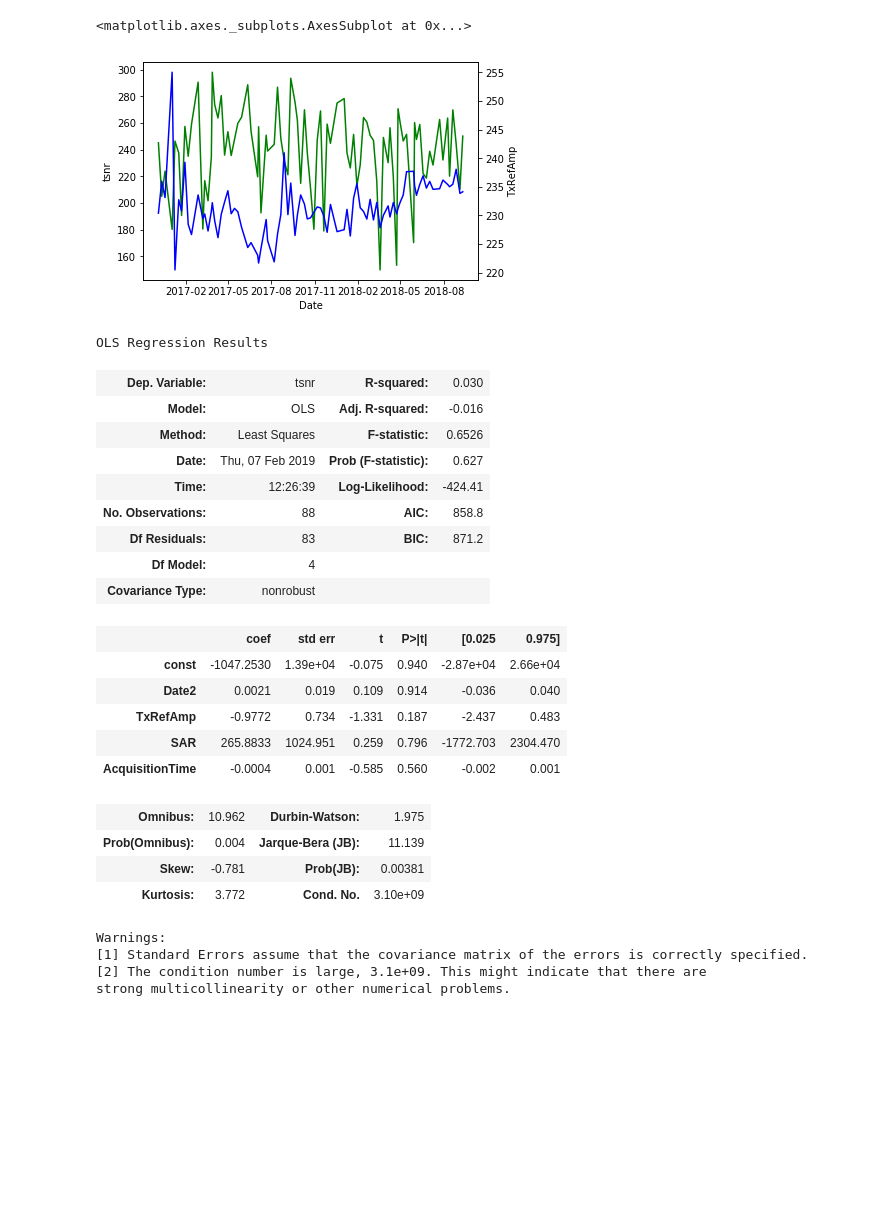
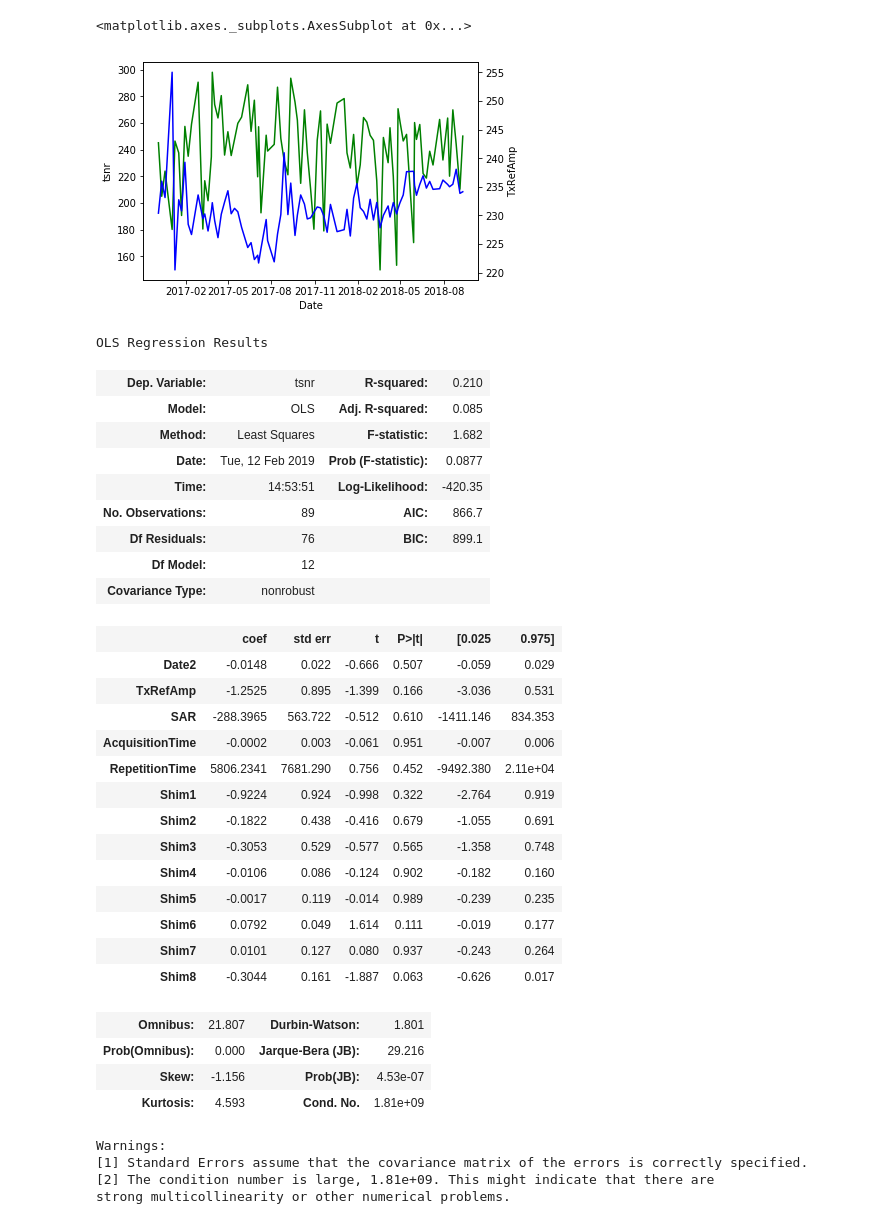
Before and after one commit to proj-nuisance/nuisance, a Jupyter notebook: ipy/regression.py.ipynb, the cells around one changed output. Cells and saved outputs as stored; diff of their text form; code cells hidden in the pictures; blank space fills up the shorter version.

```diff
--- a/ipy/regression.py.ipynb
+++ b/ipy/regression.py.ipynb
@@ -62,6 +34,8 @@ TxRefAmp           -0.0029      0.002     -1.249      0.212      -0.007       0.
 # %%
-files = pd.read_csv('../data/extractions/BOLD.csv')
-df = pd.DataFrame(files,columns=['Date', 'tsnr', 'TxRefAmp', 'AcquisitionTime', 'SAR'])
+files = pd.read_csv('../data/extractions/p2_BOLD.csv')
+df = pd.DataFrame(files,columns=['Date', 'tsnr', 'TxRefAmp', 'AcquisitionTime', 'SAR',
+                                'RepetitionTime', 'Shim1', 'Shim2', 'Shim3', 'Shim4',
+                                'Shim5', 'Shim6', 'Shim7', 'Shim8'])
 df.dtypes
 # %% [output]
 Date                 int64
@@ -88,41 +80,51 @@ ax2 = plt.twinx()
 sns.lineplot(x="Date", y="TxRefAmp", data=df, color="b", ax=ax2)
 # %% [output]
 <matplotlib.axes._subplots.AxesSubplot at 0x...>
-[figure, old version]
+[figure, new version]
 # %%
-X = df[["Date2", "TxRefAmp", "SAR", "AcquisitionTime"]]
+X = df[["Date2", "TxRefAmp", "SAR", "AcquisitionTime",
+       'RepetitionTime', 'Shim1', 'Shim2', 'Shim3', 'Shim4',
+        'Shim5', 'Shim6', 'Shim7', 'Shim8']]
 X = sm.add_constant(X)
 
 y = df["tsnr"]
 
 model = sm.OLS(y, X).fit()
 predictions = model.predict(X)
 
 model.summary()
 # %% [output]
 OLS Regression Results
-| Dep. Variable: | tsnr | R-squared: | 0.030 |
-| Model: | OLS | Adj. R-squared: | -0.016 |
-| Method: | Least Squares | F-statistic: | 0.6526 |
-| Date: | Thu, 07 Feb 2019 | Prob (F-statistic): | 0.627 |
-| Time: | 12:26:39 | Log-Likelihood: | -424.41 |
-| No. Observations: | 88 | AIC: | 858.8 |
-| Df Residuals: | 83 | BIC: | 871.2 |
-| Df Model: | 4 |  |  |
+| Dep. Variable: | tsnr | R-squared: | 0.210 |
+| Model: | OLS | Adj. R-squared: | 0.085 |
+| Method: | Least Squares | F-statistic: | 1.682 |
+| Date: | Tue, 12 Feb 2019 | Prob (F-statistic): | 0.0877 |
+| Time: | 14:53:51 | Log-Likelihood: | -420.35 |
+| No. Observations: | 89 | AIC: | 866.7 |
+| Df Residuals: | 76 | BIC: | 899.1 |
+| Df Model: | 12 |  |  |
 | Covariance Type: | nonrobust |  |  |
 |  | coef | std err | t | P>|t| | [0.025 | 0.975] |
-| const | -1047.2530 | 1.39e+04 | -0.075 | 0.940 | -2.87e+04 | 2.66e+04 |
-| Date2 | 0.0021 | 0.019 | 0.109 | 0.914 | -0.036 | 0.040 |
-| TxRefAmp | -0.9772 | 0.734 | -1.331 | 0.187 | -2.437 | 0.483 |
-| SAR | 265.8833 | 1024.951 | 0.259 | 0.796 | -1772.703 | 2304.470 |
-| AcquisitionTime | -0.0004 | 0.001 | -0.585 | 0.560 | -0.002 | 0.001 |
+| Date2 | -0.0148 | 0.022 | -0.666 | 0.507 | -0.059 | 0.029 |
+| TxRefAmp | -1.2525 | 0.895 | -1.399 | 0.166 | -3.036 | 0.531 |
+| SAR | -288.3965 | 563.722 | -0.512 | 0.610 | -1411.146 | 834.353 |
+| AcquisitionTime | -0.0002 | 0.003 | -0.061 | 0.951 | -0.007 | 0.006 |
+| RepetitionTime | 5806.2341 | 7681.290 | 0.756 | 0.452 | -9492.380 | 2.11e+04 |
+| Shim1 | -0.9224 | 0.924 | -0.998 | 0.322 | -2.764 | 0.919 |
+| Shim2 | -0.1822 | 0.438 | -0.416 | 0.679 | -1.055 | 0.691 |
+| Shim3 | -0.3053 | 0.529 | -0.577 | 0.565 | -1.358 | 0.748 |
+| Shim4 | -0.0106 | 0.086 | -0.124 | 0.902 | -0.182 | 0.160 |
+| Shim5 | -0.0017 | 0.119 | -0.014 | 0.989 | -0.239 | 0.235 |
+| Shim6 | 0.0792 | 0.049 | 1.614 | 0.111 | -0.019 | 0.177 |
+| Shim7 | 0.0101 | 0.127 | 0.080 | 0.937 | -0.243 | 0.264 |
+| Shim8 | -0.3044 | 0.161 | -1.887 | 0.063 | -0.626 | 0.017 |
-| Omnibus: | 10.962 | Durbin-Watson: | 1.975 |
-| Prob(Omnibus): | 0.004 | Jarque-Bera (JB): | 11.139 |
-| Skew: | -0.781 | Prob(JB): | 0.00381 |
-| Kurtosis: | 3.772 | Cond. No. | 3.10e+09 |
+| Omnibus: | 21.807 | Durbin-Watson: | 1.801 |
+| Prob(Omnibus): | 0.000 | Jarque-Bera (JB): | 29.216 |
+| Skew: | -1.156 | Prob(JB): | 4.53e-07 |
+| Kurtosis: | 4.593 | Cond. No. | 1.81e+09 |
 Warnings:
 [1] Standard Errors assume that the covariance matrix of the errors is correctly specified.
-[2] The condition number is large, 3.1e+09. This might indicate that there are
+[2] The condition number is large, 1.81e+09. This might indicate that there are
 strong multicollinearity or other numerical problems.
 # %%
 prediction = predictions.to_frame()
```
Also changed, not shown: parts of 6 cells of this notebook.
